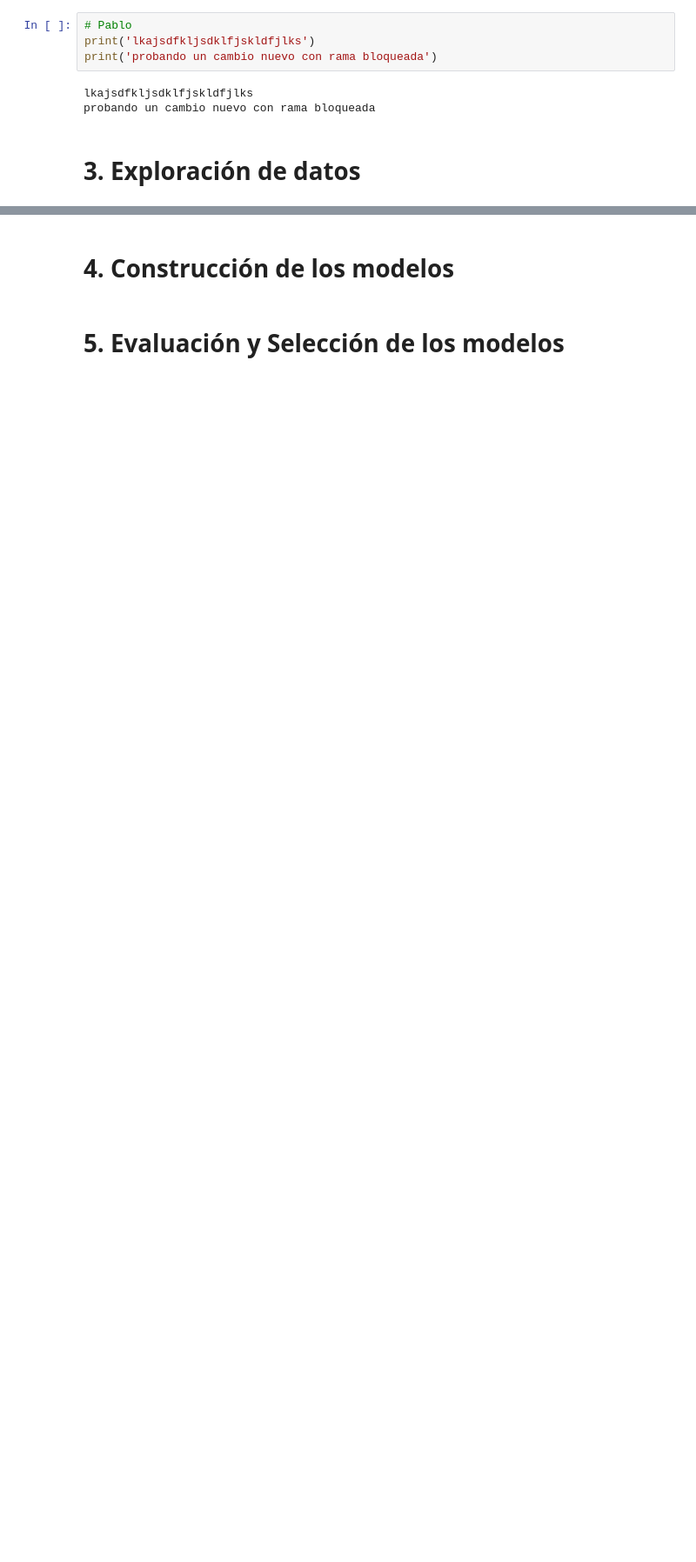
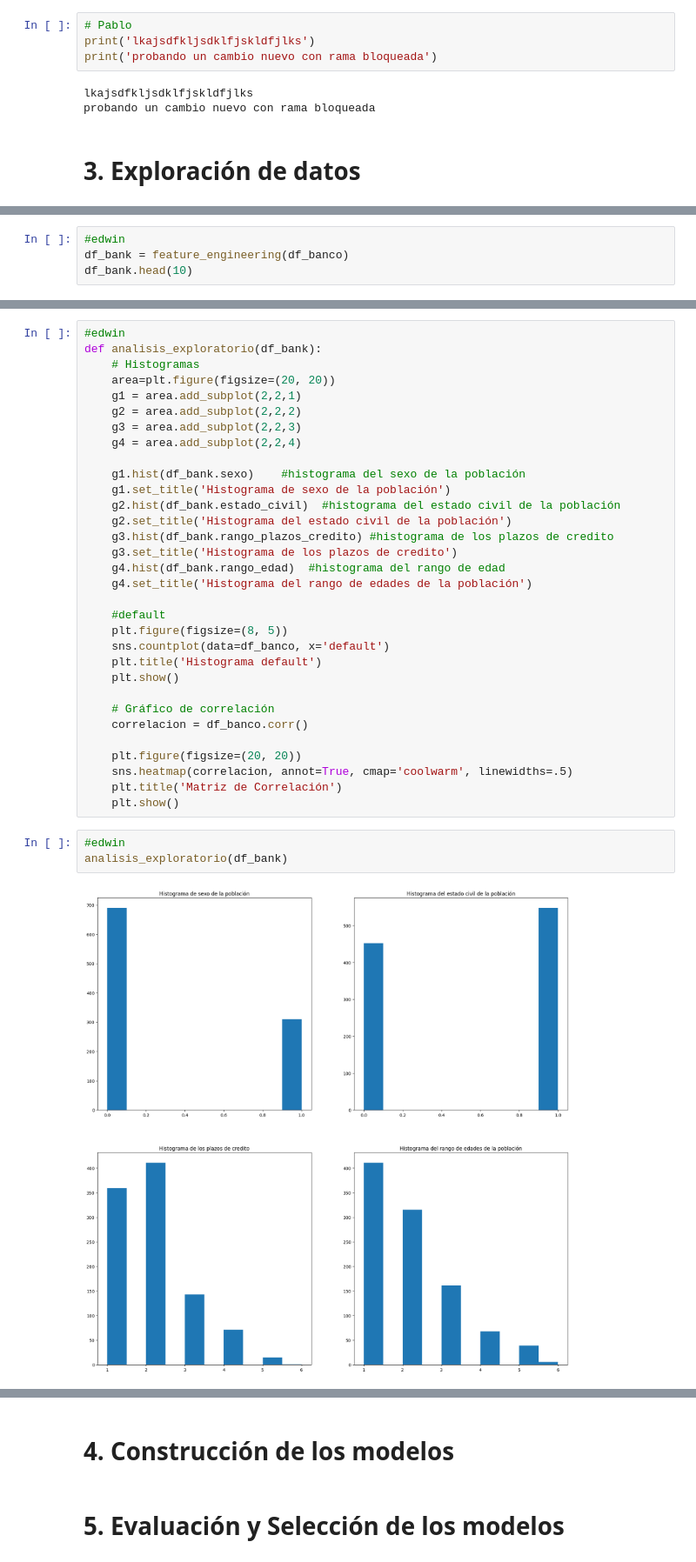
Before and after one commit to pabloing93/credit-scoring-prediction, a Jupyter notebook: credit-scoring.ipynb, the cells around one changed output, grey strips where cells are left out. Shown at 87% size. Cells and saved outputs as stored; diff of their text form; blank space fills up the shorter version.

```diff
--- a/credit-scoring.ipynb
+++ b/credit-scoring.ipynb
@@ -44,0 +303,4 @@ probando un cambio nuevo con rama bloqueada
+# %%
+#edwin
+df_bank = feature_engineering(df_banco)
+df_bank.head(10)
@@ -44,0 +320,37 @@ probando un cambio nuevo con rama bloqueada
+# %%
+#edwin
+def analisis_exploratorio(df_bank):
+    # Histogramas
+    area=plt.figure(figsize=(20, 20))
+    g1 = area.add_subplot(2,2,1)
+    g2 = area.add_subplot(2,2,2)
+    g3 = area.add_subplot(2,2,3)
+    g4 = area.add_subplot(2,2,4)
+
+    g1.hist(df_bank.sexo)    #histograma del sexo de la población
+    g1.set_title('Histograma de sexo de la población')
+    g2.hist(df_bank.estado_civil)  #histograma del estado civil de la población
+    g2.set_title('Histograma del estado civil de la población')
+    g3.hist(df_bank.rango_plazos_credito) #histograma de los plazos de credito
+    g3.set_title('Histograma de los plazos de credito')
+    g4.hist(df_bank.rango_edad)  #histograma del rango de edad
+    g4.set_title('Histograma del rango de edades de la población')
+
+    #default
+    plt.figure(figsize=(8, 5))
+    sns.countplot(data=df_banco, x='default')
+    plt.title('Histograma default')
+    plt.show()
+
+    # Gráfico de correlación
+    correlacion = df_banco.corr()
+
+    plt.figure(figsize=(20, 20))
+    sns.heatmap(correlacion, annot=True, cmap='coolwarm', linewidths=.5)
+    plt.title('Matriz de Correlación')
+    plt.show()
+# %%
+#edwin
+analisis_exploratorio(df_bank)
+# %% [output]
+[figure, added]
```
Also changed, not shown: parts of 15 cells of this notebook.
